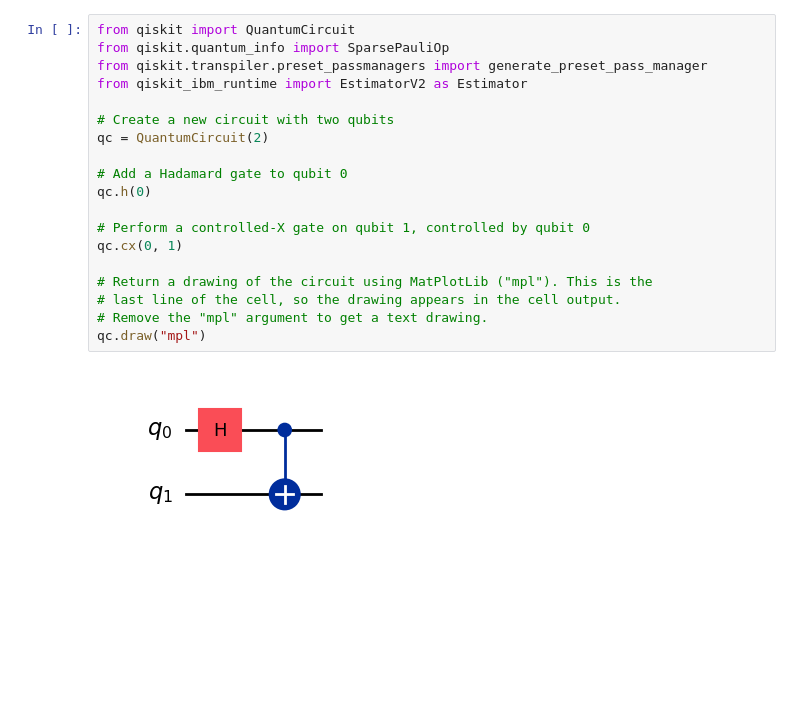
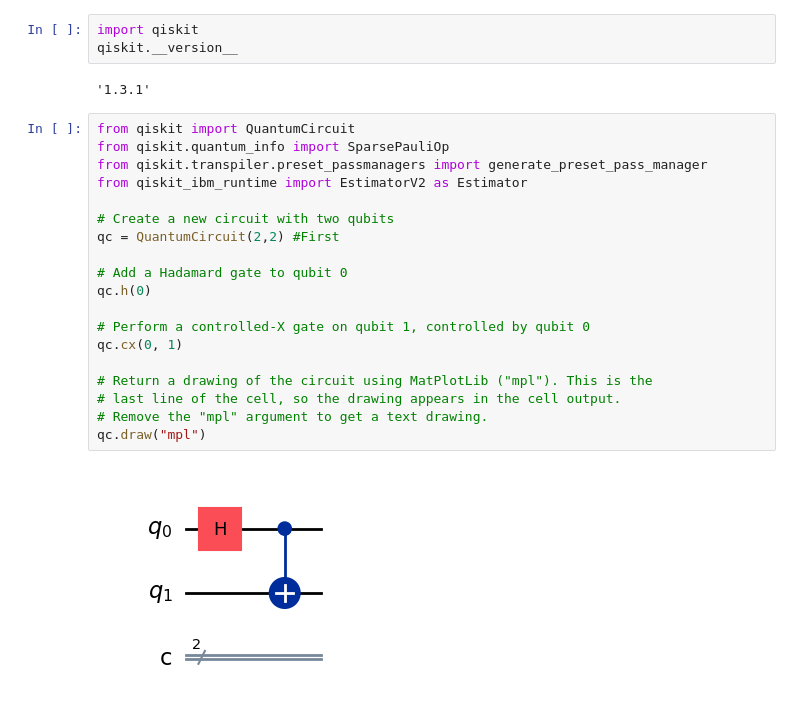
Before and after one commit to Rishivarshil/osuquantumclub, a Jupyter notebook: Install_Qiskit.ipynb, the cells around one changed output. Cells and saved outputs as stored; diff of their text form; blank space fills up the shorter version.

```diff
--- a/Install_Qiskit.ipynb
+++ b/Install_Qiskit.ipynb
@@ -20,21 +24,26 @@ Requirement already satisfied: mpmath<1.4.0,>=1.1.0 in c:\users\percy\anaconda3\
+# %%
+import qiskit
+qiskit.__version__
+# %% [output]
+'1.3.1'
 # %%
 from qiskit import QuantumCircuit
 from qiskit.quantum_info import SparsePauliOp
 from qiskit.transpiler.preset_passmanagers import generate_preset_pass_manager
 from qiskit_ibm_runtime import EstimatorV2 as Estimator
 
 # Create a new circuit with two qubits
-qc = QuantumCircuit(2)
+qc = QuantumCircuit(2,2) #First
 
 # Add a Hadamard gate to qubit 0
 qc.h(0)
 
 # Perform a controlled-X gate on qubit 1, controlled by qubit 0
 qc.cx(0, 1)
 
 # Return a drawing of the circuit using MatPlotLib ("mpl"). This is the
 # last line of the cell, so the drawing appears in the cell output.
 # Remove the "mpl" argument to get a text drawing.
 qc.draw("mpl")
 # %% [output]
-[figure, old version]
+[figure, new version]
```
Also changed, not shown: parts of 14 cells of this notebook.
